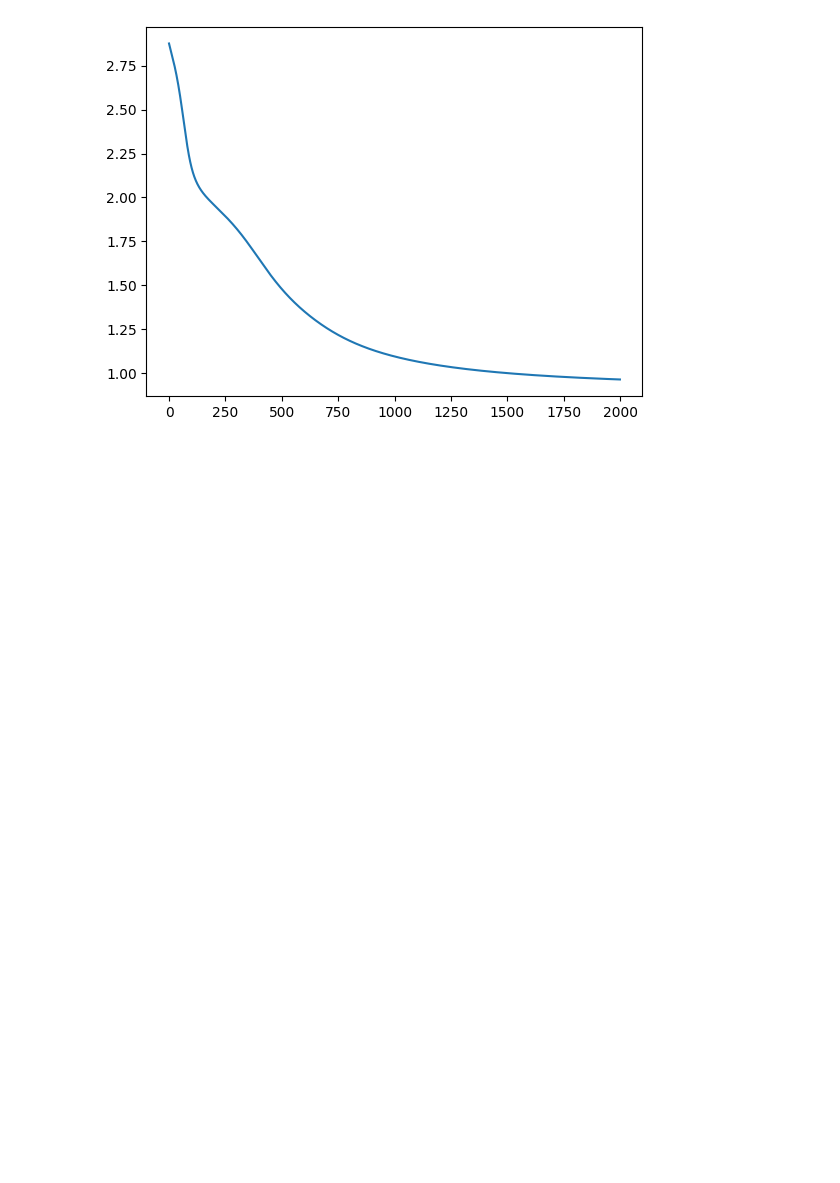
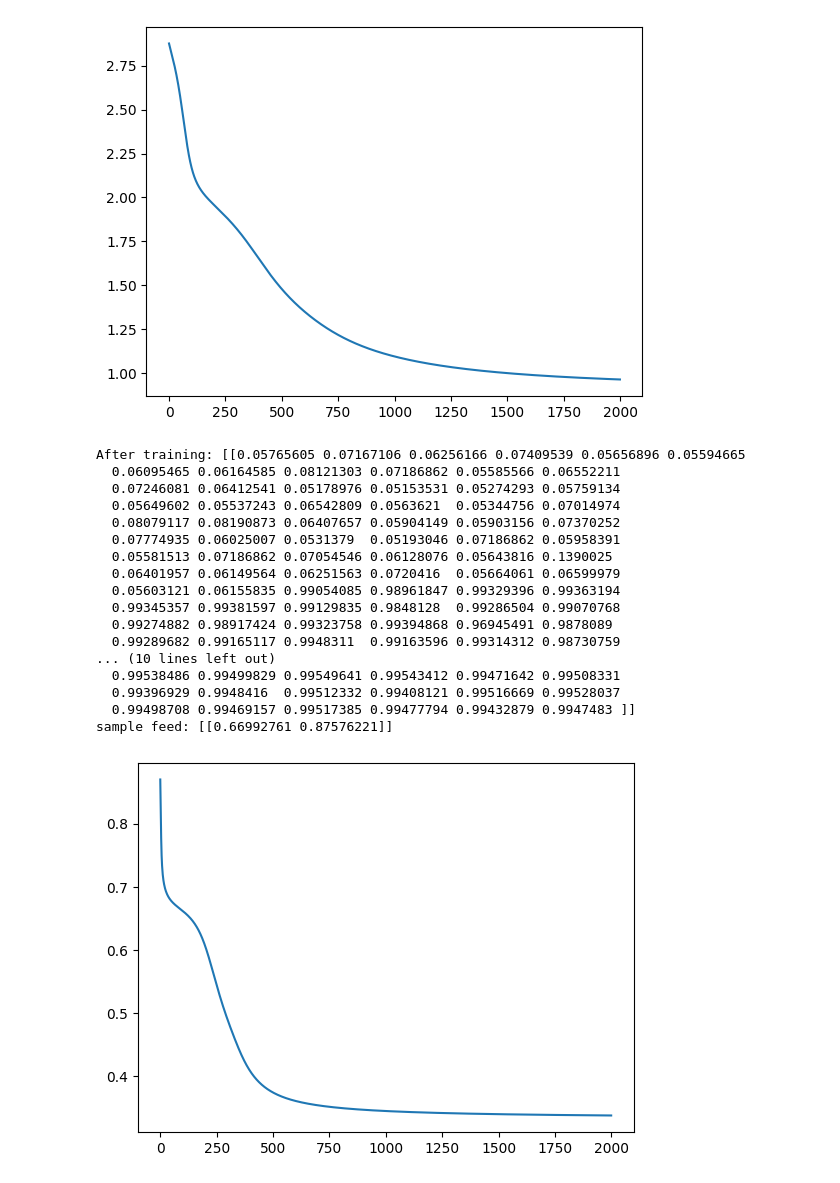
Before and after one commit to jordanx2/AI_problem_sheet, a Jupyter notebook: scripts/problem_sheet_solutions.ipynb, the cells around one changed output. Cells and saved outputs as stored; diff of their text form; code cells hidden in the pictures; blank space fills up the shorter version.

Commit message:
iris problem partially completed, still some bugs

```diff
--- a/scripts/problem_sheet_solutions.ipynb
+++ b/scripts/problem_sheet_solutions.ipynb
@@ -327,7 +327,7 @@ AFTER TRAINING:  [[0.89661839 0.47344371 0.94877078 0.83552808 0.9337792  0.6314
 # %%
 # A more general purpose MLP with m input neurons, n hidden neurons and o output neuron
 # You must complete this code yourself
-class MLP_Transporation:
+class MLP_2:
     def __init__(self, m, n, o):
         self.m = m
         self.n = n
@@ -477,0 +476,50 @@ Predication for transportation mode: Car
+# %%
+# Problem 4
+# Class Mappings:
+#   0 = Iris-setosa
+#   1 = Iris-versicolor
+#   2 = Iris-virginica
+
+iris_data = pd.read_csv('../data/iris_data.csv', names=['sepal_length', 'sepal_width', 'petal_length', 'petal_width', 'class'])
+iris_labels_mapping = {'Iris-setosa': 0, 'Iris-versicolor': 1,  'Iris-virginica': 2}
+
+iris_features = iris_data[['sepal_length', 'sepal_width', 'petal_length', 'petal_width']].to_numpy().T
+iris_labels = iris_data[['class']]
+iris_labels = iris_labels['class'].map(iris_labels_mapping).to_numpy()
+iris_labels = iris_labels.reshape(-1, 1).T
+
+iris_mlp = MLP_2(4, 2, 1)
+
+iris_mlp.train(2000, 0.3, iris_features, iris_labels)
+print(f'After training: {iris_mlp.feedforward(iris_features)}')
+
+# Predicating an Iris flower with the following measurements:
+#     - Sepal length: 5.0
+#     - Sepal width: 3.5
+#     - Petal length: 1.5
+#     - Petal width: 0.2
+
+iris_sample = np.array([5.0, 3.5, 1.5, 0.2])
+iris_predication = iris_mlp.predict(iris_sample, iris_labels_mapping)
+
+
+print(f'Recommended iris class for given sample: {iris_predication}')
+# %% [output]
+After training: [[0.05765605 0.07167106 0.06256166 0.07409539 0.05656896 0.05594665
+  0.06095465 0.06164585 0.08121303 0.07186862 0.05585566 0.06552211
+  0.07246081 0.06412541 0.05178976 0.05153531 0.05274293 0.05759134
+  0.05649602 0.05537243 0.06542809 0.0563621  0.05344756 0.07014974
+  0.08079117 0.08190873 0.06407657 0.05904149 0.05903156 0.07370252
+  0.07774935 0.06025007 0.0531379  0.05193046 0.07186862 0.05958391
+  0.05581513 0.07186862 0.07054546 0.06128076 0.05643816 0.1390025
+  0.06401957 0.06149564 0.06251563 0.0720416  0.05664061 0.06599979
+  0.05603121 0.06155835 0.99054085 0.98961847 0.99329396 0.99363194
+  0.99345357 0.99381597 0.99129835 0.9848128  0.99286504 0.99070768
+  0.99274882 0.98917424 0.99323758 0.99394868 0.96945491 0.9878089
+  0.99289682 0.99165117 0.9948311  0.99163596 0.99314312 0.98730759
+... (10 lines left out)
+  0.99538486 0.99499829 0.99549641 0.99543412 0.99471642 0.99508331
+  0.99396929 0.9948416  0.99512332 0.99408121 0.99516669 0.99528037
+  0.99498708 0.99469157 0.99517385 0.99477794 0.99432879 0.9947483 ]]
+sample feed: [[0.66992761 0.87576221]]
+[figure, added]
```
Also changed, not shown: parts of 2 cells of this notebook.
